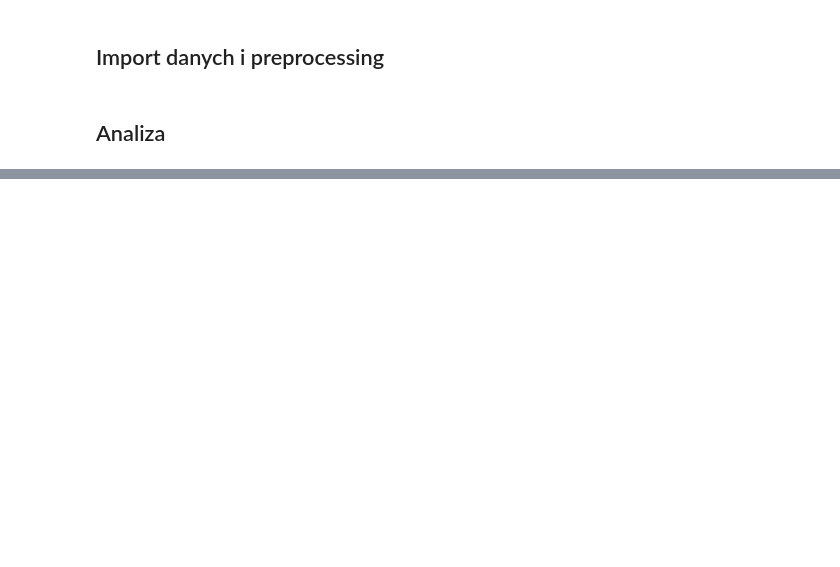
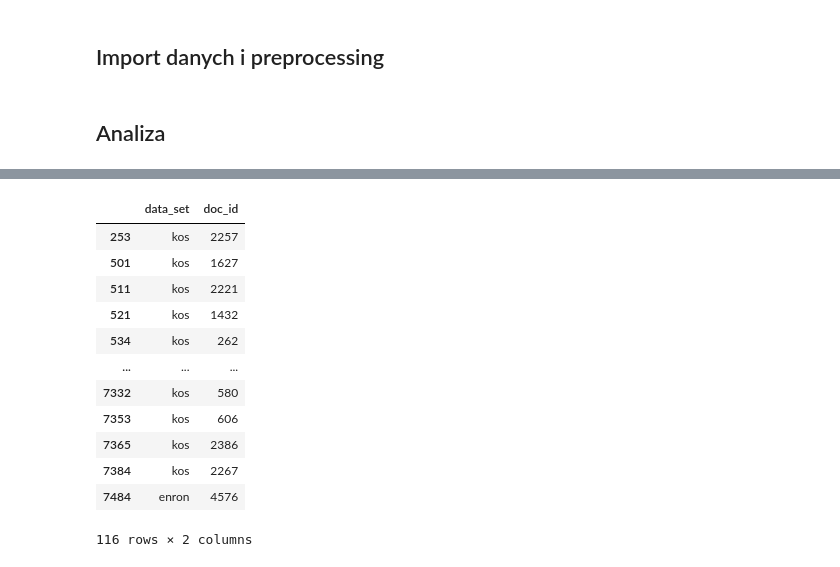
Before and after one commit to wi1lku/Introduction-to-machine-learning-, a Jupyter notebook: project2/EDA.ipynb, the cells around one changed output, grey strips where cells are left out. Saved outputs shown, nothing was run; the diff lists cells and outputs as text; code cells hidden in the pictures; blank space fills up the shorter version.

```diff
--- a/project2/EDA.ipynb
+++ b/project2/EDA.ipynb
@@ -194,0 +406,9 @@ with open('./pickles/bow.pickle', 'rb') as f:
+# %%
+from sklearn.feature_extraction.text import TfidfVectorizer
+vectorizer = TfidfVectorizer()
+X = vectorizer.fit_transform(docs_strings)
+tfidf_df = pd.DataFrame(X.A, columns=vectorizer.get_feature_names_out())
+# %%
+for doc_ix in range(10):
+    max_ix = np.argmax(tfidf_df.iloc[doc_ix, :])
+    print(tfidf_df.columns[max_ix] , tfidf_df.iloc[doc_ix, :][max_ix])
@@ -194,0 +449,5 @@ with open('./pickles/bow.pickle', 'rb') as f:
+# %%
+most_important_words = []
+for doc_ix in range(len(tfidf_df)):
+    max_ix = np.argmax(tfidf_df.iloc[doc_ix, :])
+    most_important_words.append(tfidf_df.columns[max_ix])
@@ -194,0 +463,21 @@ with open('./pickles/bow.pickle', 'rb') as f:
+# %%
+indexes = []
+for i in range(len(most_important_words)):
+    if most_important_words[i] == 'november':
+        indexes.append(i)
+# %%
+docs_info.iloc[indexes, :]
+# %% [output]
+|  | data_set | doc_id |
+| 253 | kos | 2257 |
+| 501 | kos | 1627 |
+| 511 | kos | 2221 |
+| 521 | kos | 1432 |
+| 534 | kos | 262 |
+| ... | ... | ... |
+| 7332 | kos | 580 |
+| 7353 | kos | 606 |
+| 7365 | kos | 2386 |
+| 7384 | kos | 2267 |
+| 7484 | enron | 4576 |
+116 rows × 2 columns
```
Also changed, not shown: parts of 19 cells of this notebook.
